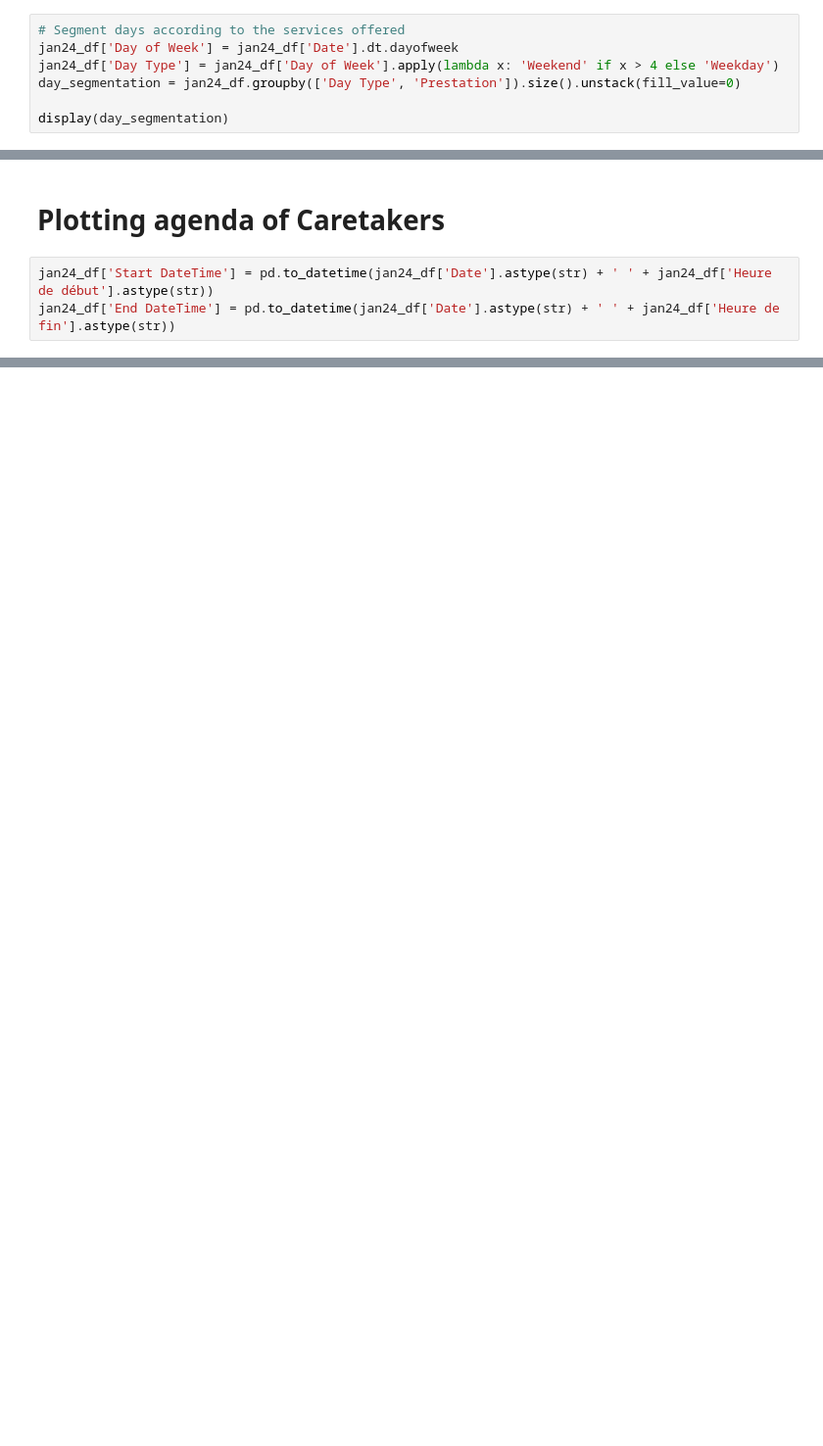
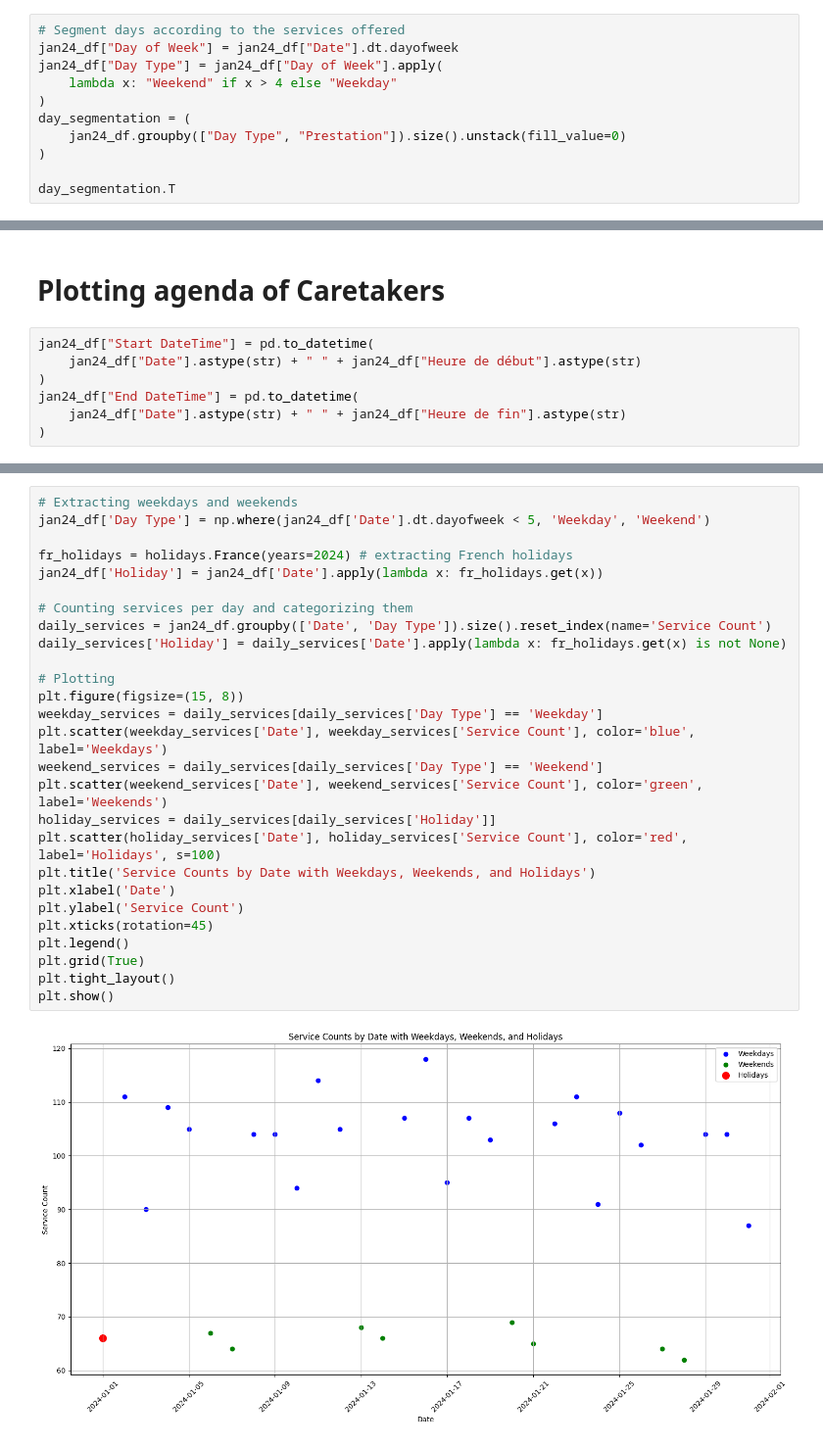
Before and after one commit to stlbnmaria/care-agenda-optimisation, a Jupyter notebook: notebooks/prototyping.ipynb, the cells around one changed output, grey strips where cells are left out. Shown at 98% size. Drawn from its saved outputs; the diff is of its cells as text; blank space fills up the shorter version.

Commit message:
additional eda for segmentation

```diff
--- a/notebooks/prototyping.ipynb
+++ b/notebooks/prototyping.ipynb
@@ -71,7 +120,11 @@ client_segments
 # %%
 # Segment days according to the services offered
-jan24_df['Day of Week'] = jan24_df['Date'].dt.dayofweek
-jan24_df['Day Type'] = jan24_df['Day of Week'].apply(lambda x: 'Weekend' if x > 4 else 'Weekday')
-day_segmentation = jan24_df.groupby(['Day Type', 'Prestation']).size().unstack(fill_value=0)
+jan24_df["Day of Week"] = jan24_df["Date"].dt.dayofweek
+jan24_df["Day Type"] = jan24_df["Day of Week"].apply(
+    lambda x: "Weekend" if x > 4 else "Weekday"
+)
+day_segmentation = (
+    jan24_df.groupby(["Day Type", "Prestation"]).size().unstack(fill_value=0)
+)
 
-display(day_segmentation)
+day_segmentation.T
@@ -78,5 +157,9 @@ display(day_segmentation)
 # %% [markdown]
 # Plotting agenda of Caretakers
 # %%
-jan24_df['Start DateTime'] = pd.to_datetime(jan24_df['Date'].astype(str) + ' ' + jan24_df['Heure de début'].astype(str))
-jan24_df['End DateTime'] = pd.to_datetime(jan24_df['Date'].astype(str) + ' ' + jan24_df['Heure de fin'].astype(str))
+jan24_df["Start DateTime"] = pd.to_datetime(
+    jan24_df["Date"].astype(str) + " " + jan24_df["Heure de début"].astype(str)
+)
+jan24_df["End DateTime"] = pd.to_datetime(
+    jan24_df["Date"].astype(str) + " " + jan24_df["Heure de fin"].astype(str)
+)
@@ -126,0 +231,29 @@ for intervenant_id in jan24_df['ID Intervenant'].unique():
+# %%
+# Extracting weekdays and weekends
+jan24_df['Day Type'] = np.where(jan24_df['Date'].dt.dayofweek < 5, 'Weekday', 'Weekend')
+
+fr_holidays = holidays.France(years=2024) # extracting French holidays
+jan24_df['Holiday'] = jan24_df['Date'].apply(lambda x: fr_holidays.get(x))
+
+# Counting services per day and categorizing them
+daily_services = jan24_df.groupby(['Date', 'Day Type']).size().reset_index(name='Service Count')
+daily_services['Holiday'] = daily_services['Date'].apply(lambda x: fr_holidays.get(x) is not None)
+
+# Plotting
+plt.figure(figsize=(15, 8))
+weekday_services = daily_services[daily_services['Day Type'] == 'Weekday']
+plt.scatter(weekday_services['Date'], weekday_services['Service Count'], color='blue', label='Weekdays')
+weekend_services = daily_services[daily_services['Day Type'] == 'Weekend']
+plt.scatter(weekend_services['Date'], weekend_services['Service Count'], color='green', label='Weekends')
+holiday_services = daily_services[daily_services['Holiday']]
+plt.scatter(holiday_services['Date'], holiday_services['Service Count'], color='red', label='Holidays', s=100)
+plt.title('Service Counts by Date with Weekdays, Weekends, and Holidays')
+plt.xlabel('Date')
+plt.ylabel('Service Count')
+plt.xticks(rotation=45)
+plt.legend()
+plt.grid(True)
+plt.tight_layout()
+plt.show()
+# %% [output]
+[figure, added]
```
Also changed, not shown: parts of 32 cells of this notebook.
